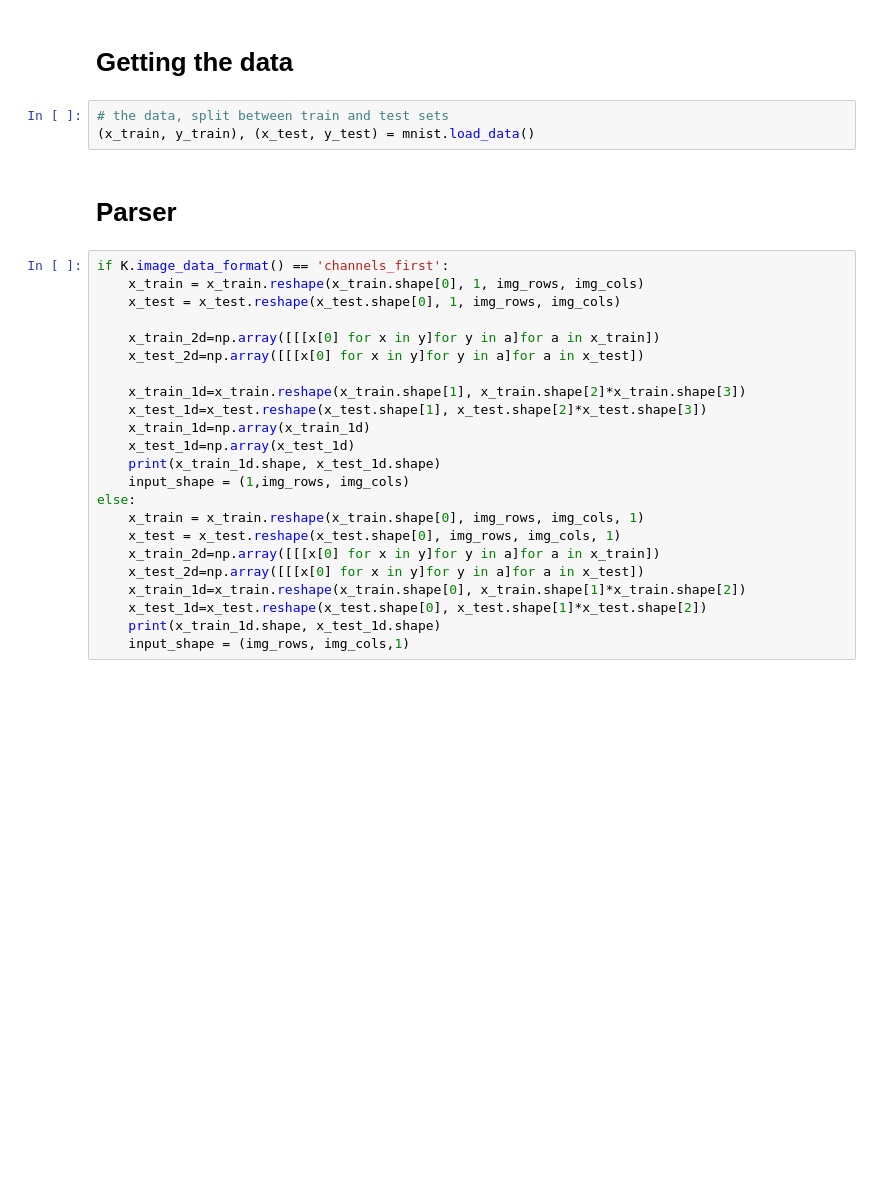
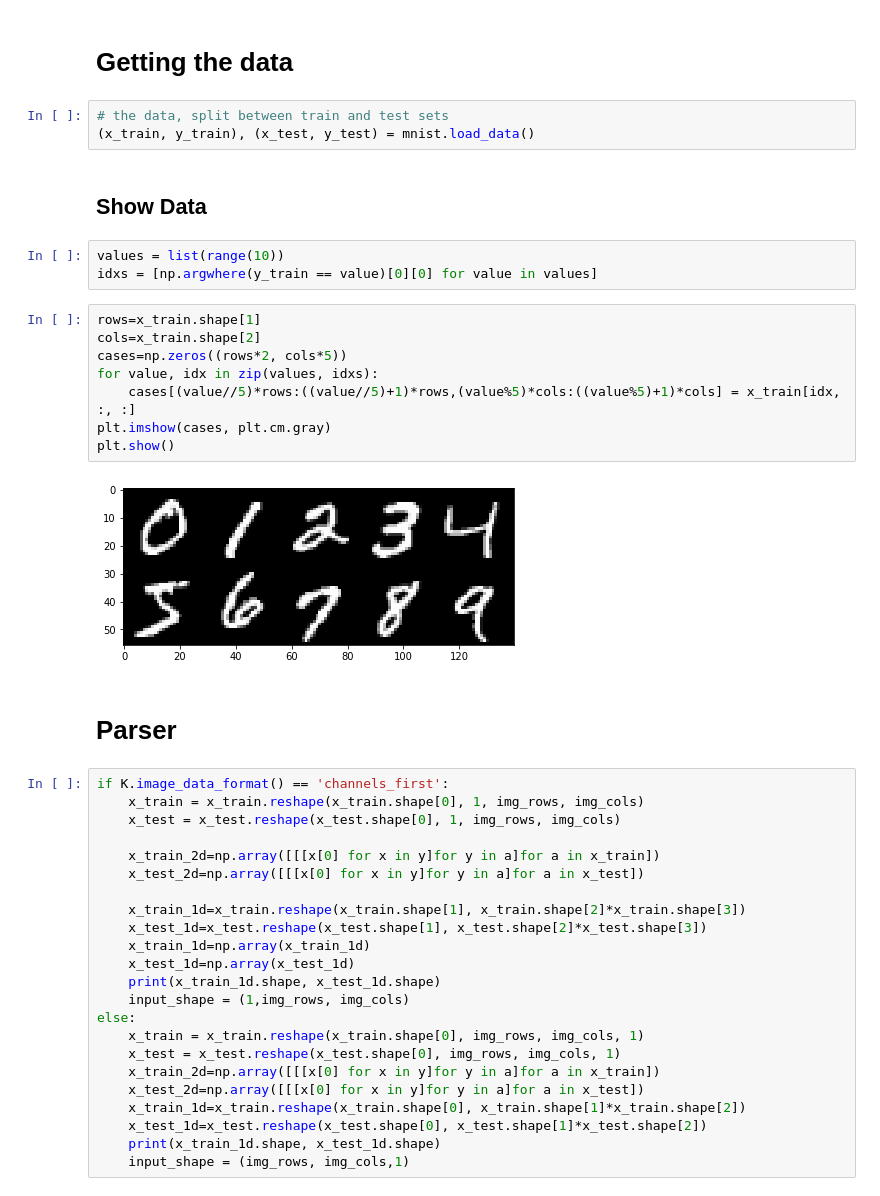
Before and after one commit to Sergiogd112/ANNMnist, a Jupyter notebook: ANNmnist.ipynb, the cells around one changed output. Cells and saved outputs as stored; diff of their text form; blank space fills up the shorter version.

```diff
--- a/ANNmnist.ipynb
+++ b/ANNmnist.ipynb
@@ -103,6 +82,21 @@ img_rows, img_cols = 28, 28
 # %%
 # the data, split between train and test sets
 (x_train, y_train), (x_test, y_test) = mnist.load_data()
+# %% [markdown]
+## Show Data
+# %%
+values = list(range(10))
+idxs = [np.argwhere(y_train == value)[0][0] for value in values]
+# %%
+rows=x_train.shape[1]
+cols=x_train.shape[2]
+cases=np.zeros((rows*2, cols*5))
+for value, idx in zip(values, idxs):
+    cases[(value//5)*rows:((value//5)+1)*rows,(value%5)*cols:((value%5)+1)*cols] = x_train[idx, :, :]
+plt.imshow(cases, plt.cm.gray)
+plt.show()
+# %% [output]
+[figure, added]
 # %% [markdown]
 # Parser
 # %%
```
Also changed, not shown: parts of 17 cells of this notebook, 2 other files.
